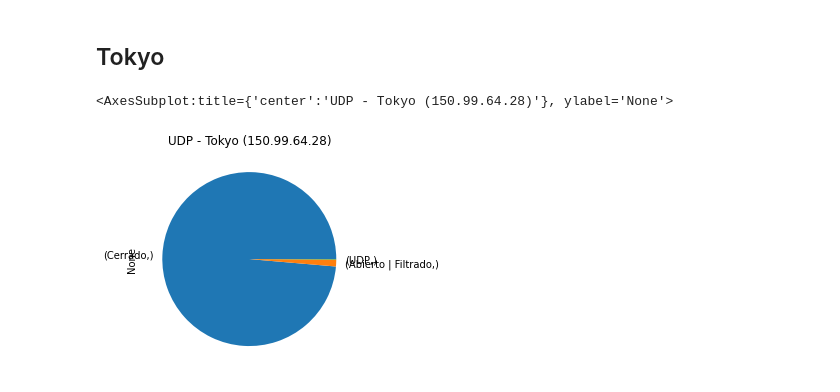
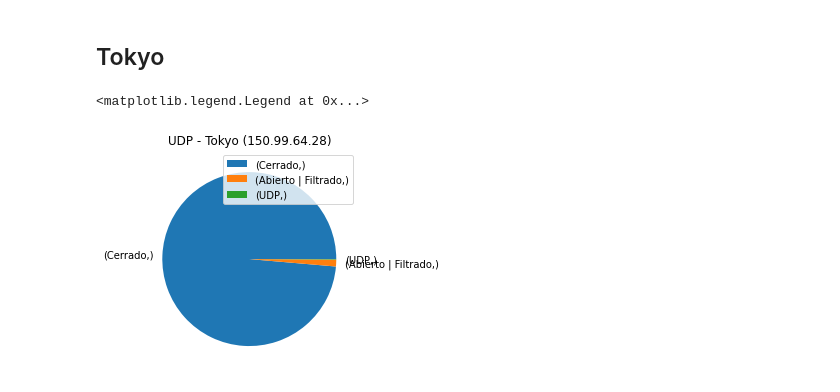
Before and after one commit to mcel98/tdc-tp3, a Jupyter notebook: experimentacion.ipynb, the cells around one changed output. Drawn from its saved outputs; the diff is of its cells as text; code cells hidden in the pictures.

```diff
--- a/experimentacion.ipynb
+++ b/experimentacion.ipynb
@@ -43,6 +43,6 @@ df = read_file(file_muestra_tokyo)
-# %%
-plot_udp(df, title_muestra_tokyo)
-# %% [output]
-<AxesSubplot:title={'center':'UDP - Tokyo (150.99.64.28)'}, ylabel='None'>
-[figure, removed]
+# %%
+plot_udp(df_tokyo, title_muestra_tokyo).pie(ylabel='', y='UDP', title='UDP - ' + title_muestra_tokyo).legend()
+# %% [output]
+<matplotlib.legend.Legend at 0x...>
+[figure, added]
 # %%
```
Also changed, not shown: parts of 5 cells of this notebook.
